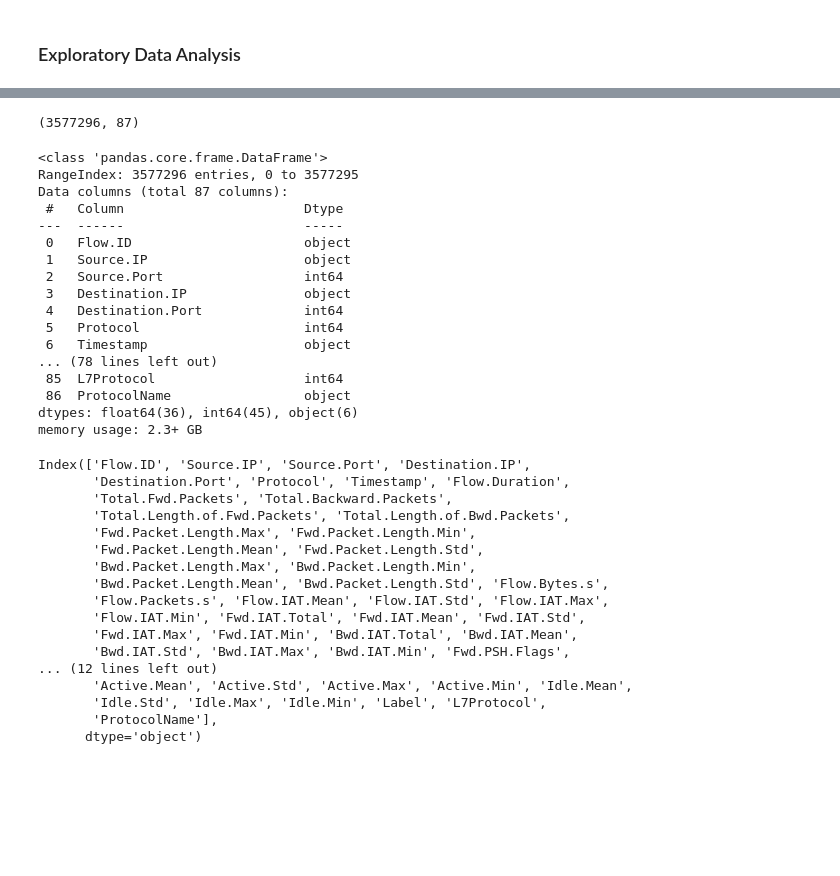
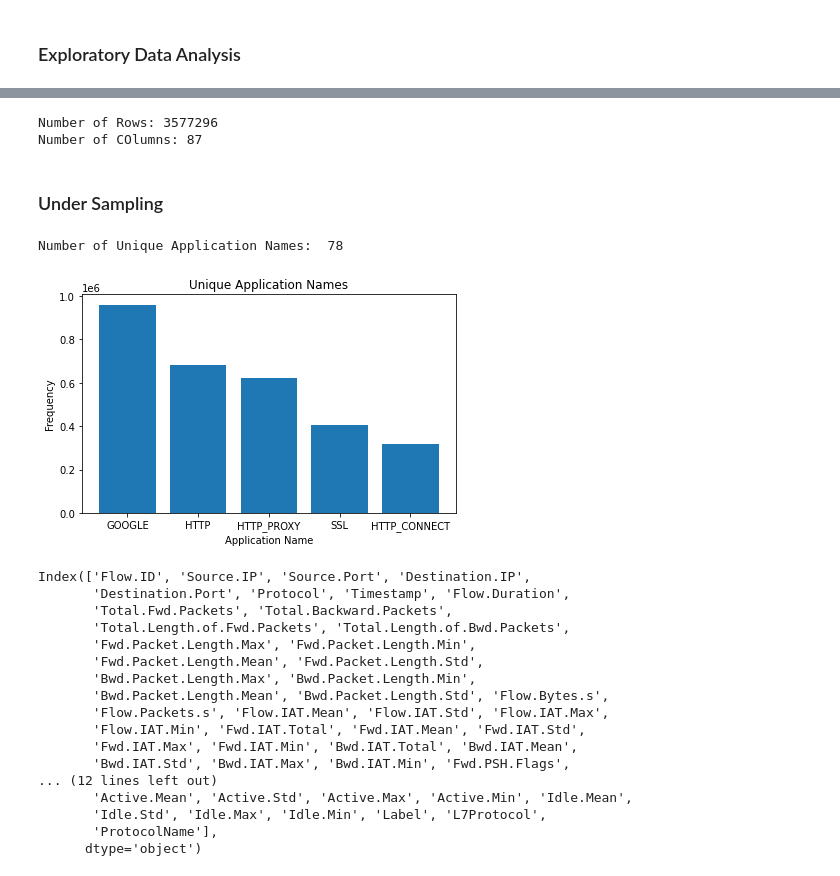
Before and after one commit to AiJared/IP-Network-Traffic-Flows, a Jupyter notebook: IP Network Traffic Flows.ipynb, the cells around one changed output, grey strips where cells are left out. Saved outputs shown, nothing was run; the diff lists cells and outputs as text; code cells hidden in the pictures; blank space fills up the shorter version.

Commit message:
under sampling

```diff
--- a/IP Network Traffic Flows.ipynb
+++ b/IP Network Traffic Flows.ipynb
@@ -70,30 +72,48 @@ df.head()
 | 4 | 192.168.72.43-10.200.7.7-55961-31... | 192.168.72.43 | 55961 | 10.200.7.7 | 3128 | 6 | 26/04/201711:11:17 | 78068 | ... |
 # %%
 # The shape of the dataset
-df.shape
+print("Number of Rows: {}".format(df.shape[0]))
+print("Number of COlumns: {}".format(df.shape[1]))
 # %% [output]
-(3577296, 87)
+Number of Rows: 3577296
+Number of COlumns: 87
-# %%
-# Dataset information
-df.info()
-# %% [output]
-<class 'pandas.core.frame.DataFrame'>
-RangeIndex: 3577296 entries, 0 to 3577295
-Data columns (total 87 columns):
- #   Column                       Dtype
----  ------                       -----
- 0   Flow.ID                      object
- 1   Source.IP                    object
- 2   Source.Port                  int64
- 3   Destination.IP               object
- 4   Destination.Port             int64
- 5   Protocol                     int64
- 6   Timestamp                    object
-... (78 lines left out)
- 85  L7Protocol                   int64
- 86  ProtocolName                 object
-dtypes: float64(36), int64(45), object(6)
-memory usage: 2.3+ GB
+# %%
+# save figures as png images
+from pathlib import Path
+import matplotlib.pyplot as plt
+
+IMAGES_PATH = Path() / "images"/ "end_to_end_projects/"
+IMAGES_PATH.mkdir(parents=True, exist_ok=True)
+
+def save_fig(fig_id, tight_layout=True, fig_extension="png", resolution=300):
+    path = IMAGES_PATH / f"{fig_id}.{fig_extension}"
+    if tight_layout:
+        plt.tight_layout()
+    plt.savefig(path, format=fig_extension, dpi=resolution)
+# %% [markdown]
+### Under Sampling
+# %%
+# Graph of ProtocolName and Frequency
+freq_protocol = df["ProtocolName"].value_counts()
+application_name = []
+frequency_count = []
+for key, value in freq_protocol.items():
+    application_name.append(key)
+    frequency_count.append(value)
+
+print("Number of Unique Application Names: ", len(freq_protocol))
+
+# graph of top 5 application names
+top_values = 5
+plt.bar(application_name[:top_values], frequency_count[:top_values])
+plt.xlabel("Application Name")
+plt.ylabel("Frequency")
+plt.title("Unique Application Names")
+save_fig("frequent_application_names")
+plt.show()
+# %% [output]
+Number of Unique Application Names:  78
+[figure, added]
 # %%
 # Dataset's columns
 df.columns
```
Also changed, not shown: parts of 18 cells of this notebook, 4 other files.
